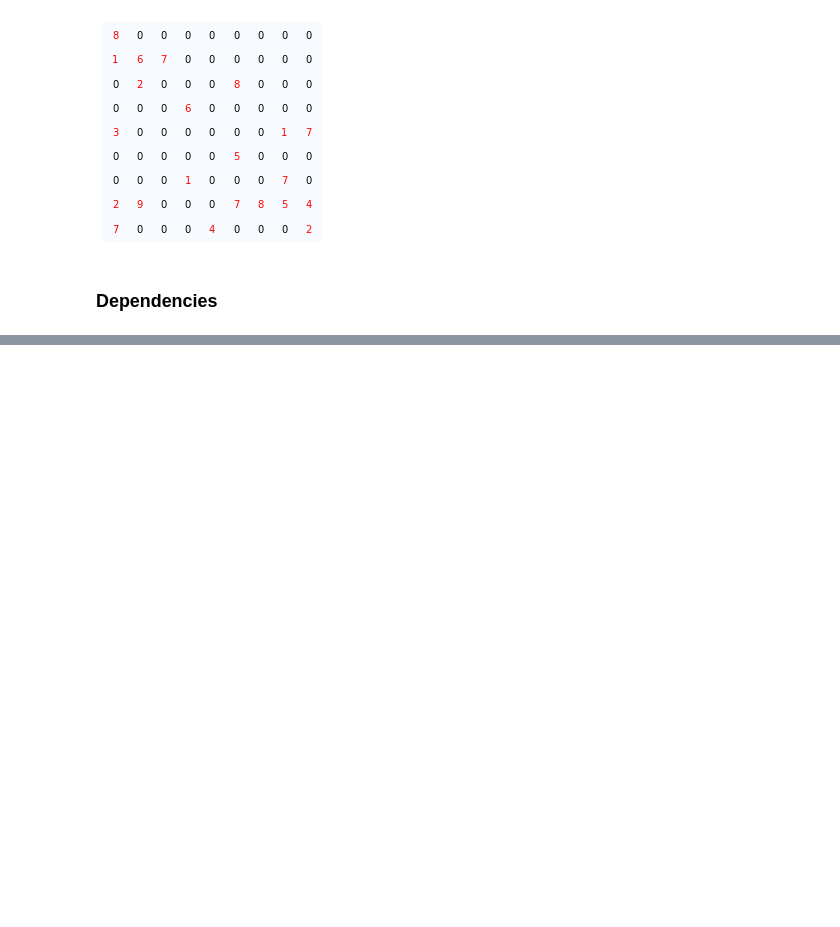
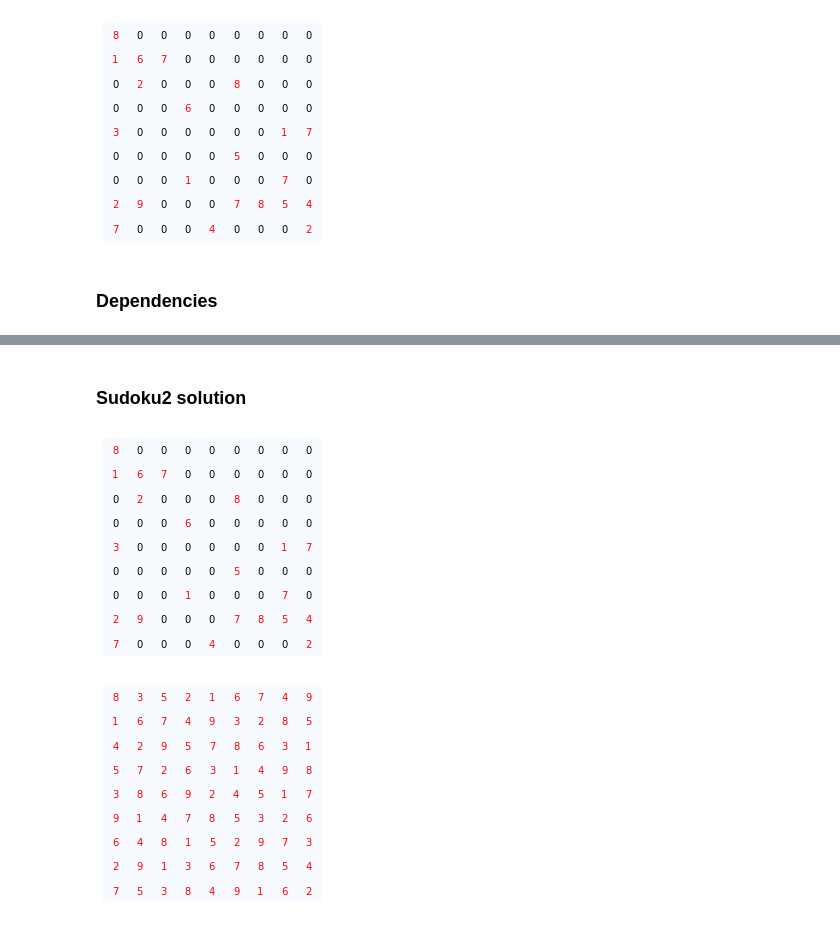
Before and after one commit to YeliseyKlimenko/sudoku, a Jupyter notebook: sudoku.ipynb, the cells around one changed output, grey strips where cells are left out. Drawn from its saved outputs; the diff is of its cells as text; code cells hidden in the pictures; blank space fills up the shorter version.

```diff
--- a/sudoku.ipynb
+++ b/sudoku.ipynb
@@ -195,0 +204,8 @@ def solve(M):  #function that takes a sudoku table (9x9 list) as an input and re
+# %% [markdown]
+### Sudoku2 solution
+# %%
+sudoku_plot(sudoku2)
+sudoku_plot(solve(sudoku2))
+# %% [output]
+[figure, added]
+[figure, added]
```
Also changed, not shown: parts of 8 cells of this notebook, 1 other file.
